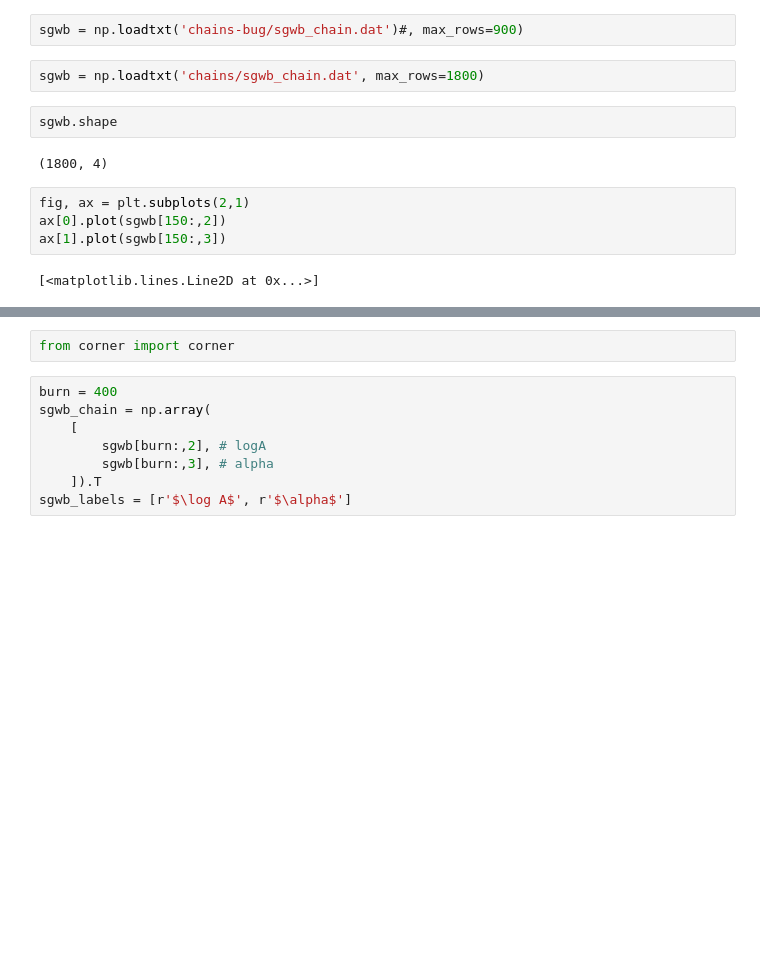
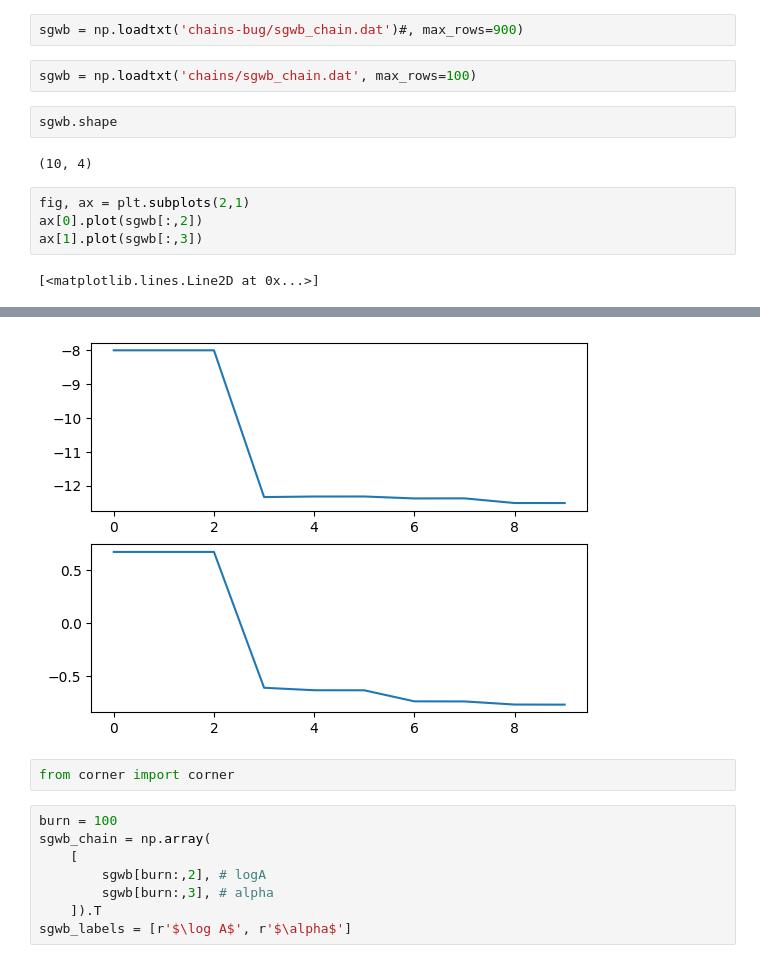
Before and after one commit to nsgs-analysis-center/glass, a Jupyter notebook: noise_plotting_wavelet.ipynb, the cells around one changed output, grey strips where cells are left out. Drawn from its saved outputs; the diff is of its cells as text; blank space fills up the shorter version.

```diff
--- a/noise_plotting_wavelet.ipynb
+++ b/noise_plotting_wavelet.ipynb
@@ -115,14 +115,14 @@ np.float64(1.4183200867726555)
 # %%
 sgwb = np.loadtxt('chains-bug/sgwb_chain.dat')#, max_rows=900)
 # %%
-sgwb = np.loadtxt('chains/sgwb_chain.dat', max_rows=1800)
+sgwb = np.loadtxt('chains/sgwb_chain.dat', max_rows=100)
 # %%
 sgwb.shape
 # %% [output]
-(1800, 4)
+(10, 4)
 # %%
 fig, ax = plt.subplots(2,1)
-ax[0].plot(sgwb[150:,2])
-ax[1].plot(sgwb[150:,3])
+ax[0].plot(sgwb[:,2])
+ax[1].plot(sgwb[:,3])
 # %% [output]
 [<matplotlib.lines.Line2D at 0x...>]
@@ -130,7 +129,8 @@ ax[1].plot(sgwb[150:,3])
+[figure, added]
 # %%
 from corner import corner
 # %%
-burn = 400
+burn = 100
 sgwb_chain = np.array(
     [
         sgwb[burn:,2], # logA
```
Also changed, not shown: parts of 2 cells of this notebook, 7 other files.
